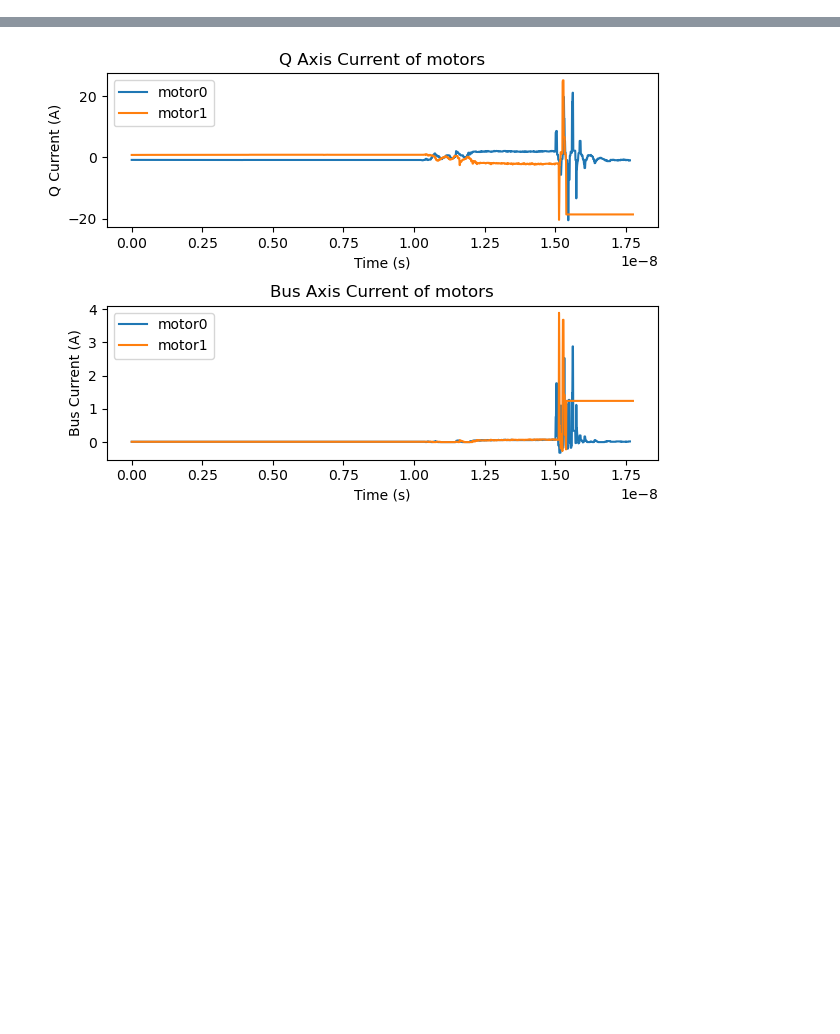
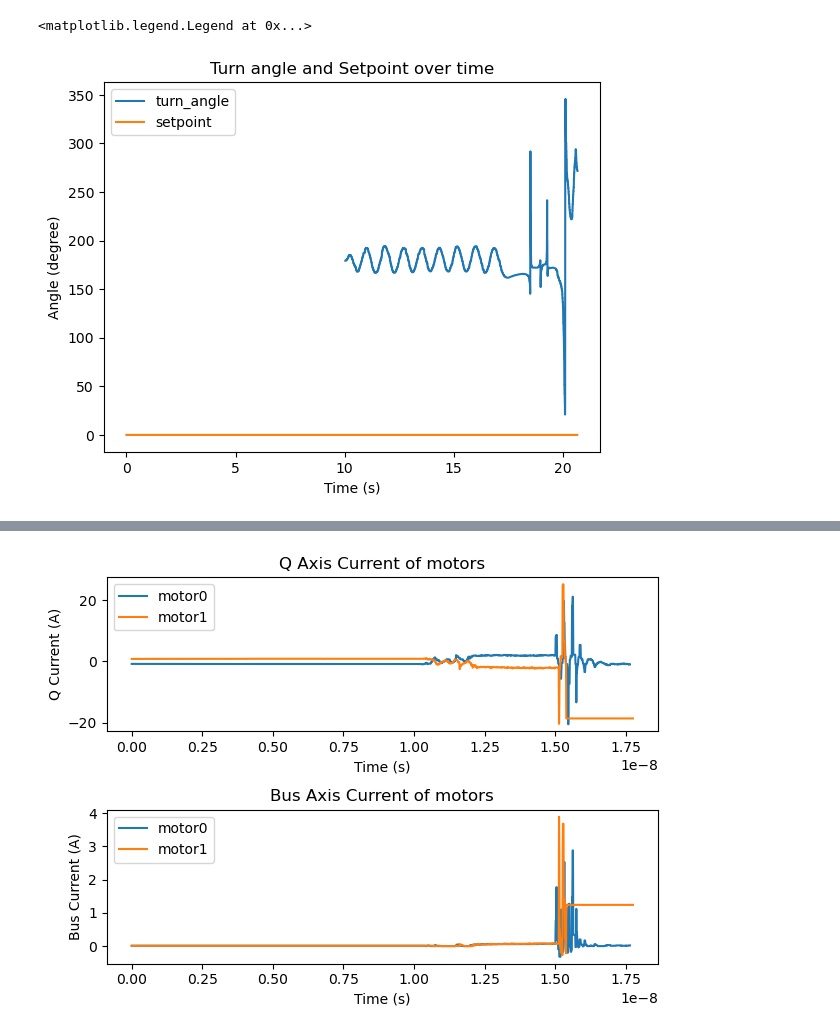
Before and after one commit to Umich-NASA-Big-Idea-Challenge/cargo_beep, a Jupyter notebook: cargo_beep/graph_bags.ipynb, the cells around one changed output, grey strips where cells are left out. Saved outputs shown, nothing was run; the diff lists cells and outputs as text; code cells hidden in the pictures; blank space fills up the shorter version.

```diff
--- a/cargo_beep/graph_bags.ipynb
+++ b/cargo_beep/graph_bags.ipynb
@@ -99 +104,21 @@ plt.legend(["lean_angle", "setpoint"])
+# %%
+turn_angle, turn_angle_t = get_graphable_data(data, time, "turn_angle", "data", getTimestamps=True)
+setpoint, setpoint_t = get_graphable_data(data, time, "setpoints", "yaw", getTimestamps=True)
+
+turn_angle_t, setpoint_t = synch_timestamps([turn_angle_t, setpoint_t])
+
+#graph 1
+plt.figure()
+plt.plot(turn_angle_t, turn_angle)
+plt.plot(setpoint_t, setpoint)
+
+plt.title("Turn angle and Setpoint over time")
+plt.xlabel("Time (s)")
+plt.ylabel("Angle (degree)")
+plt.legend(["turn_angle", "setpoint"])
+
+# plt.xlim([21, 23])
+# %% [output]
+<matplotlib.legend.Legend at 0x...>
+[figure, added]
 # %%
```
Also changed, not shown: parts of 4 cells of this notebook, 6 other files.
